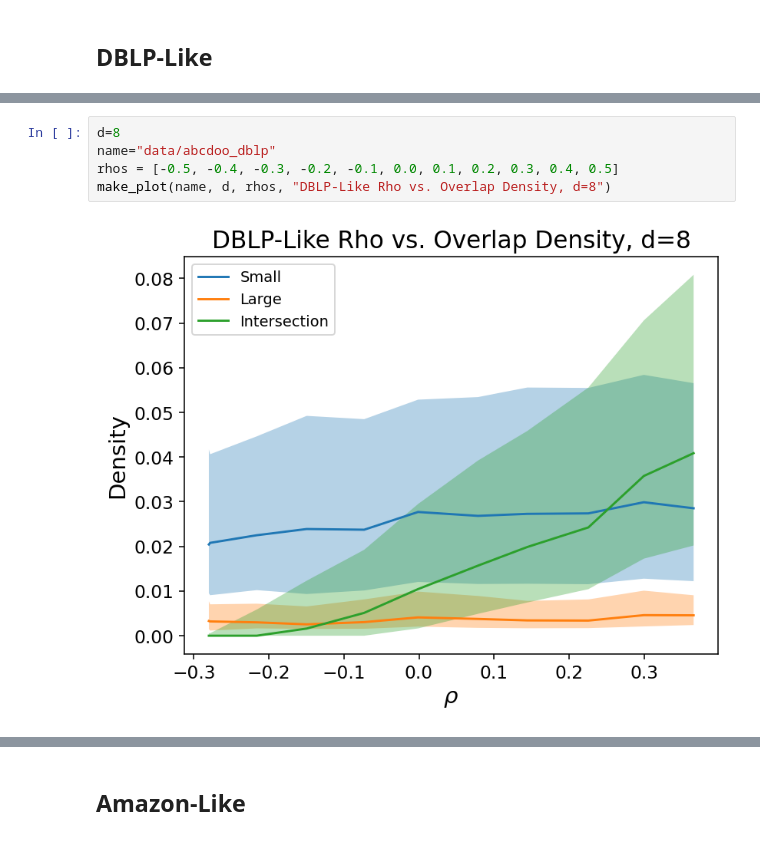
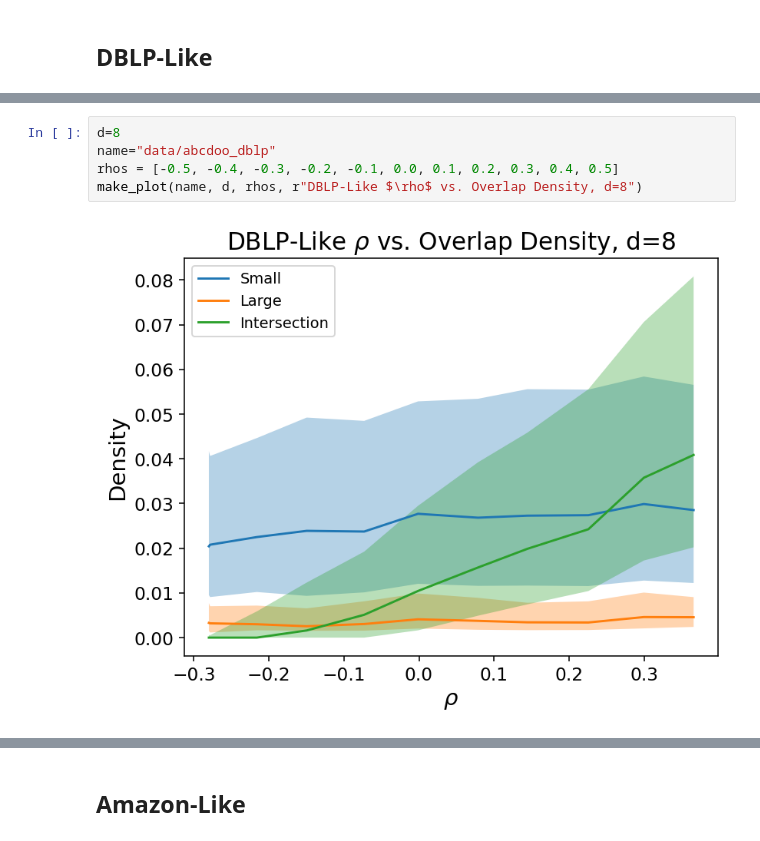
Before and after one commit to ftheberge/ABCDoo_Experiments, a Jupyter notebook: GraphProperties/density_vs_rho.ipynb, the cells around one changed output, grey strips where cells are left out. Saved outputs shown, nothing was run; the diff lists cells and outputs as text.

```diff
--- a/GraphProperties/density_vs_rho.ipynb
+++ b/GraphProperties/density_vs_rho.ipynb
@@ -126,10 +126,10 @@ make_plot(name, d, rhos, "DBLP-Like Rho vs. Overlap Density, d=2")
 # %%
 d=8
 name="data/abcdoo_dblp"
 rhos = [-0.5, -0.4, -0.3, -0.2, -0.1, 0.0, 0.1, 0.2, 0.3, 0.4, 0.5]
-make_plot(name, d, rhos, "DBLP-Like Rho vs. Overlap Density, d=8")
+make_plot(name, d, rhos, r"DBLP-Like $\rho$ vs. Overlap Density, d=8")
 # %% [output]
-[figure, old version]
+[figure, new version]
 # %%
 d=64
 name="data/abcdoo_dblp"
```
Also changed, not shown: parts of 8 cells of this notebook.
